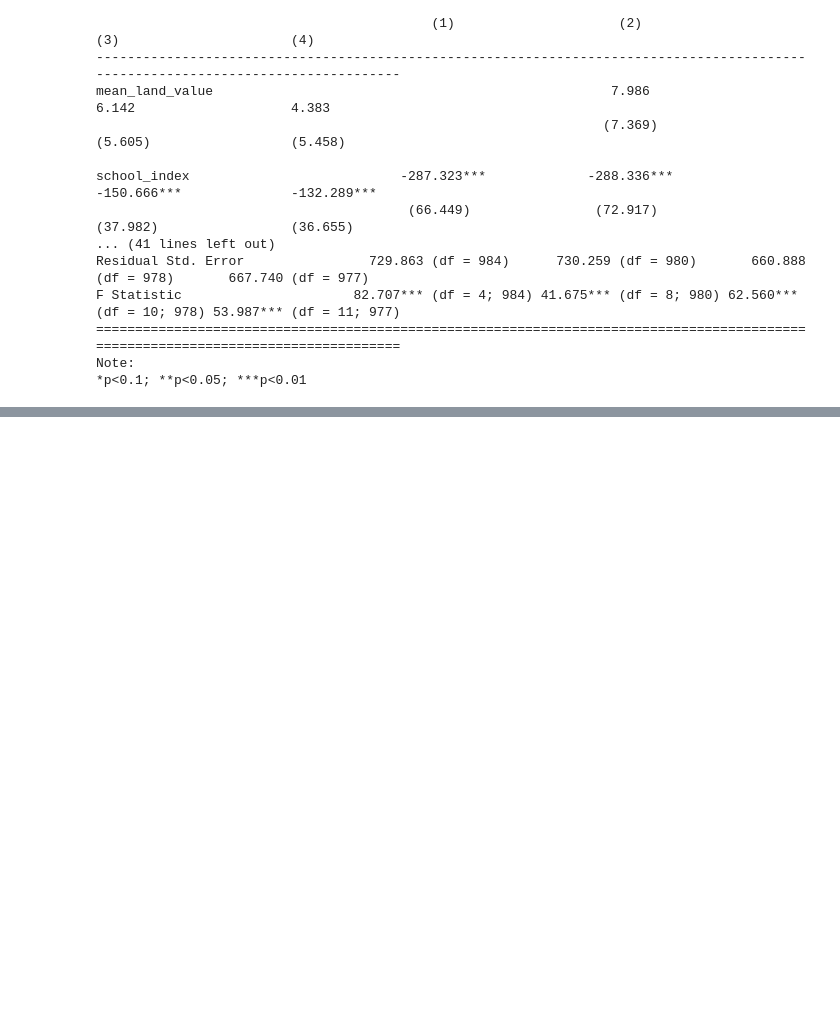
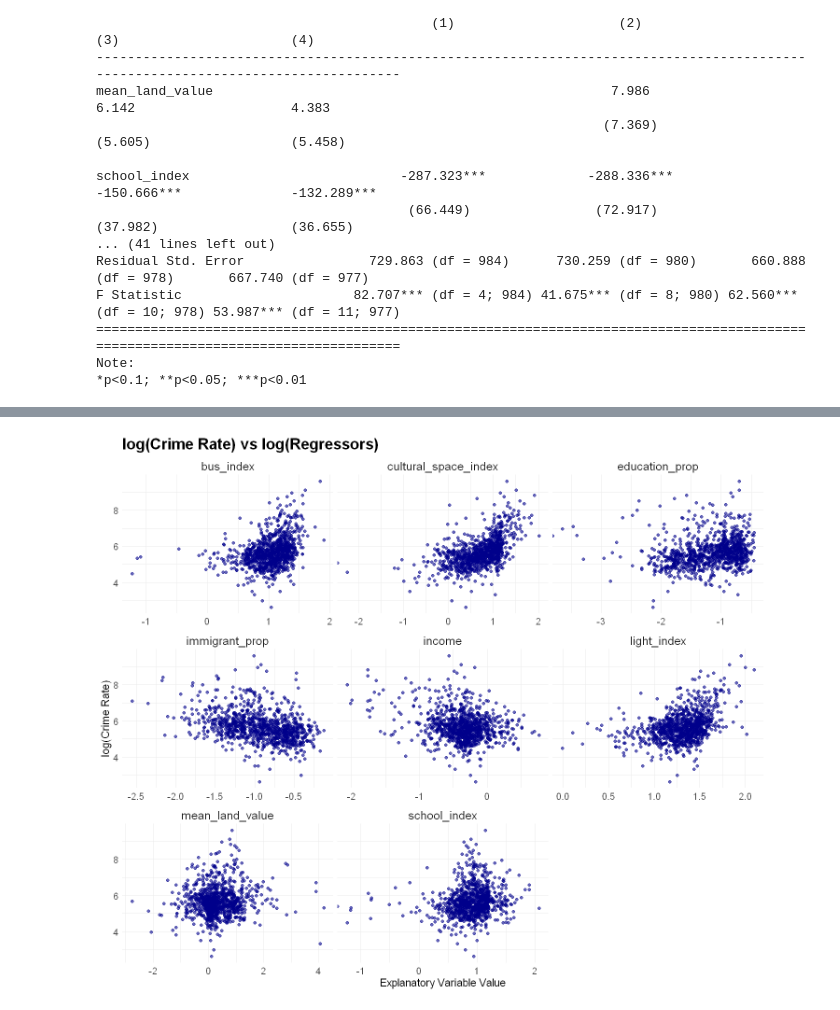
Before and after one commit to Irene-Berezin/econ326, a Jupyter notebook: project_regression.ipynb, the cells around one changed output, grey strips where cells are left out. Drawn from its saved outputs; the diff is of its cells as text; code cells hidden in the pictures; blank space fills up the shorter version.

```diff
--- a/project_regression.ipynb
+++ b/project_regression.ipynb
@@ -634,0 +878,23 @@ Note:
+# %%
+regressors <- c('mean_land_value','school_index', 'light_index', 'bus_index', 'cultural_space_index', 'income', 'immigrant_prop', 'education_prop')
+
+long_data <- census_index_crime |>
+  pivot_longer(cols = regressors,
+               names_to = "regressor",
+               values_to = "value")
+
+log_log_variables_scatter <- ggplot(long_data, aes(x = log(value), y = log(crime_rate))) +
+  geom_point(color = "darkblue", alpha = 0.6) +
+  facet_wrap(~ regressor, scales = "free_x") +
+  labs(title = "log(Crime Rate) vs log(Regressors)",
+       x = "Explanatory Variable Value",
+       y = "log(Crime Rate)") +
+  theme_minimal() +
+  theme(plot.title = element_text(size = 20, face = "bold"),
+        strip.text = element_text(size = 15),
+        axis.title = element_text(size = 14),
+        axis.text = element_text(size = 12))
+
+log_log_variables_scatter
+# %% [output]
+[figure, added]
```
Also changed, not shown: parts of 17 cells of this notebook.
